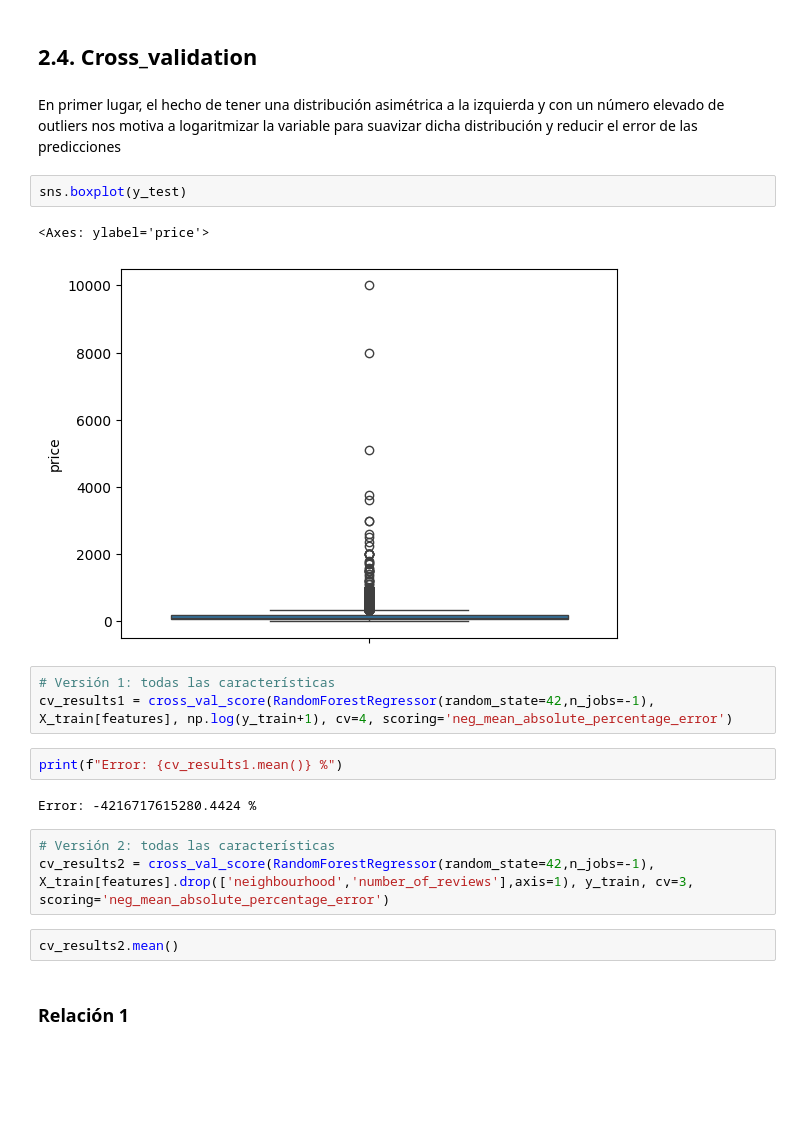
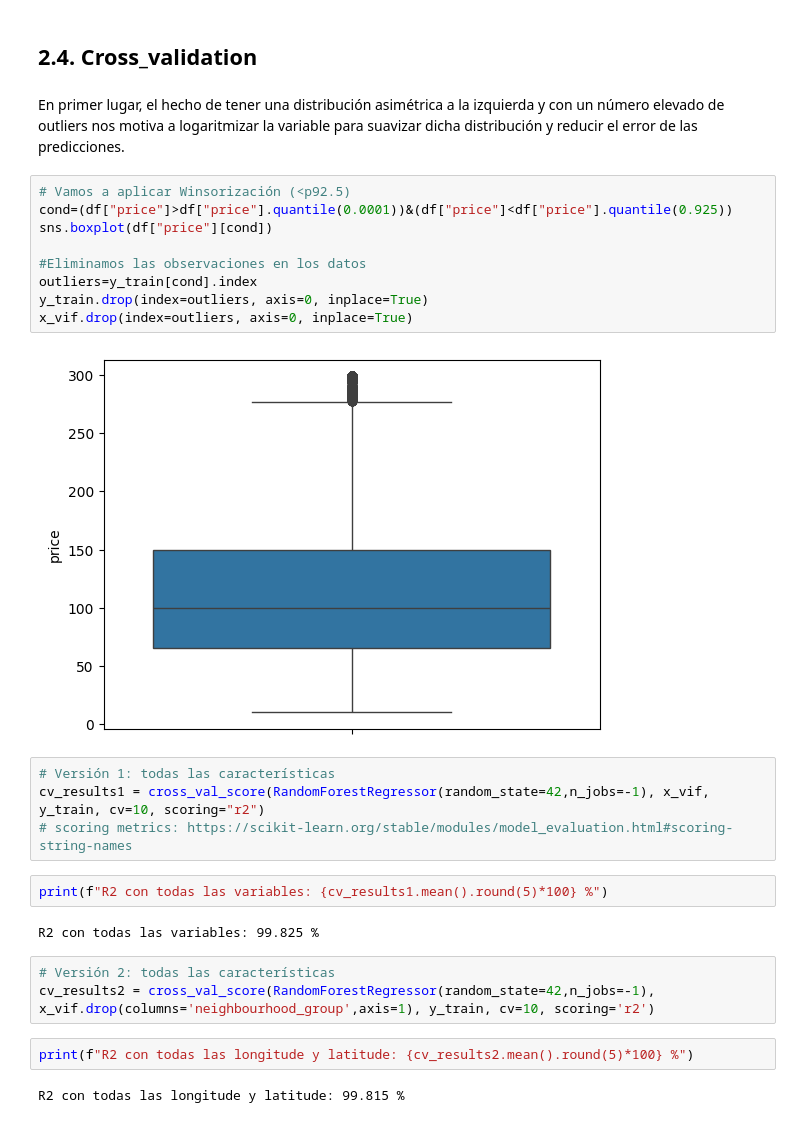
Before and after one commit to jjimvar/intro-ml, a Jupyter notebook: src/00-eda.ipynb, the cells around one changed output. Saved outputs shown, nothing was run; the diff lists cells and outputs as text; blank space fills up the shorter version.

```diff
--- a/src/00-eda.ipynb
+++ b/src/00-eda.ipynb
@@ -732,23 +732,30 @@ En nuestro caso los valores de la correlación muestran una imporante relación
 # %% [markdown]
 ## 2.4. Cross_validation
 # %% [markdown]
-En primer lugar, el hecho de tener una distribución asimétrica a la izquierda y con un número elevado de outliers nos motiva a logaritmizar la variable para suavizar dicha distribución y  reducir el error de las predicciones
+En primer lugar, el hecho de tener una distribución asimétrica a la izquierda y con un número elevado de outliers nos motiva a logaritmizar la variable para suavizar dicha distribución y  reducir el error de las predicciones.
-# %%
-sns.boxplot(y_test)
-# %% [output]
-<Axes: ylabel='price'>
-[figure, removed]
+# %%
+# Vamos a aplicar Winsorización (<p92.5)
+cond=(df["price"]>df["price"].quantile(0.0001))&(df["price"]<df["price"].quantile(0.925))
+sns.boxplot(df["price"][cond])
+
+#Eliminamos las observaciones en los datos
+outliers=y_train[cond].index
+y_train.drop(index=outliers, axis=0, inplace=True)
+x_vif.drop(index=outliers, axis=0, inplace=True)
+# %% [output]
+[figure, added]
 # %%
 # Versión 1: todas las características
-cv_results1 = cross_val_score(RandomForestRegressor(random_state=42,n_jobs=-1), X_train[features], np.log(y_train+1), cv=4, scoring='neg_mean_absolute_percentage_error')
+cv_results1 = cross_val_score(RandomForestRegressor(random_state=42,n_jobs=-1), x_vif, y_train, cv=10, scoring="r2")
+# scoring metrics: https://scikit-learn.org/stable/modules/model_evaluation.html#scoring-string-names
 # %%
-print(f"Error: {cv_results1.mean()} %")
+print(f"R2 con todas las variables: {cv_results1.mean().round(5)*100} %")
 # %% [output]
-Error: -4216717615280.4424 %
+R2 con todas las variables: 99.825 %
 # %%
 # Versión 2: todas las características
-cv_results2 = cross_val_score(RandomForestRegressor(random_state=42,n_jobs=-1), X_train[features].drop(['neighbourhood','number_of_reviews'],axis=1), y_train, cv=3, scoring='neg_mean_absolute_percentage_error')
+cv_results2 = cross_val_score(RandomForestRegressor(random_state=42,n_jobs=-1), x_vif.drop(columns='neighbourhood_group',axis=1), y_train, cv=10, scoring='r2')
 # %%
-cv_results2.mean()
+print(f"R2 con todas las longitude y latitude: {cv_results2.mean().round(5)*100} %")
+# %% [output]
+R2 con todas las longitude y latitude: 99.815 %
-# %% [markdown]
-### Relación 1
```
Also changed, not shown: parts of 12 cells of this notebook.
